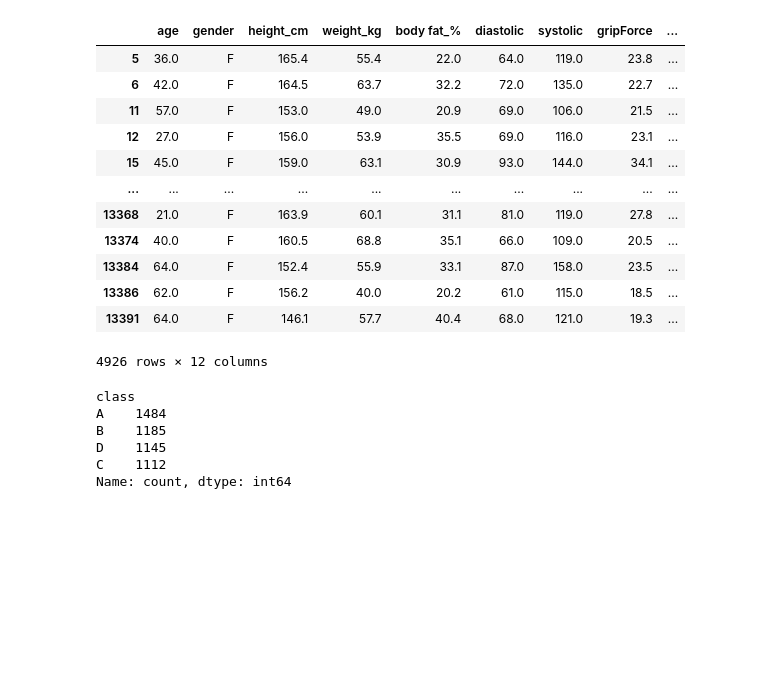
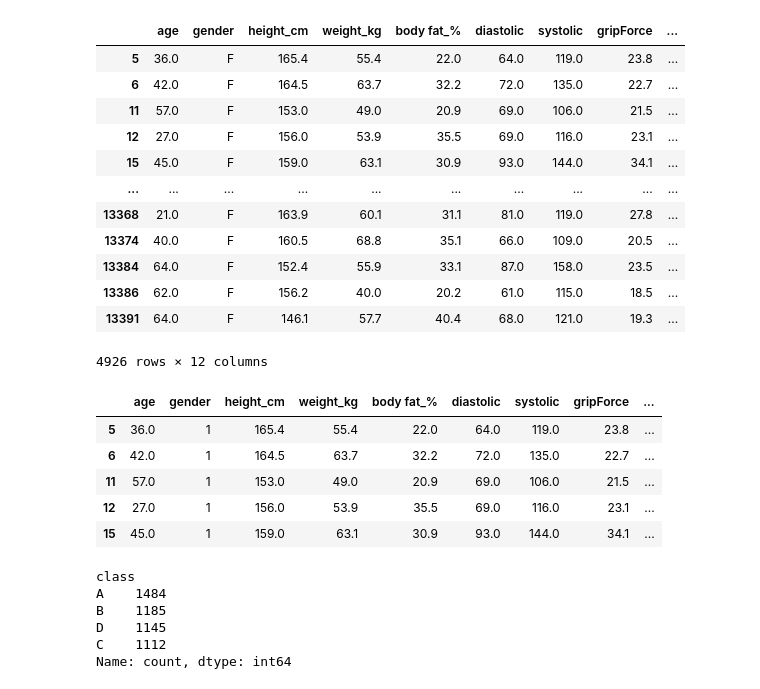
Before and after one commit to JanaEsther/PythonProDataScience, a Jupyter notebook: 06/kviz_data/kviz.ipynb, the cells around one changed output. Cells and saved outputs as stored; diff of their text form; code cells hidden in the pictures; blank space fills up the shorter version.

```diff
--- a/06/kviz_data/kviz.ipynb
+++ b/06/kviz_data/kviz.ipynb
@@ -40,6 +41,17 @@ data
 | 13386 | 62.0 | F | 156.2 | 40.0 | 20.2 | 61.0 | 115.0 | 18.5 | ... |
 | 13391 | 64.0 | F | 146.1 | 57.7 | 40.4 | 68.0 | 121.0 | 19.3 | ... |
 4926 rows × 12 columns
+# %%
+labels = {"F": 1}
+data["gender"] = data["gender"].map(labels)
+data.head()
+# %% [output]
+|  | age | gender | height_cm | weight_kg | body fat_% | diastolic | systolic | gripForce | ... |
+| 5 | 36.0 | 1 | 165.4 | 55.4 | 22.0 | 64.0 | 119.0 | 23.8 | ... |
+| 6 | 42.0 | 1 | 164.5 | 63.7 | 32.2 | 72.0 | 135.0 | 22.7 | ... |
+| 11 | 57.0 | 1 | 153.0 | 49.0 | 20.9 | 69.0 | 106.0 | 21.5 | ... |
+| 12 | 27.0 | 1 | 156.0 | 53.9 | 35.5 | 69.0 | 116.0 | 23.1 | ... |
+| 15 | 45.0 | 1 | 159.0 | 63.1 | 30.9 | 93.0 | 144.0 | 34.1 | ... |
 # %%
 X = data.drop(columns=["class"])
 y = data["class"]
```
Also changed, not shown: parts of 5 cells of this notebook, 3 other files.
